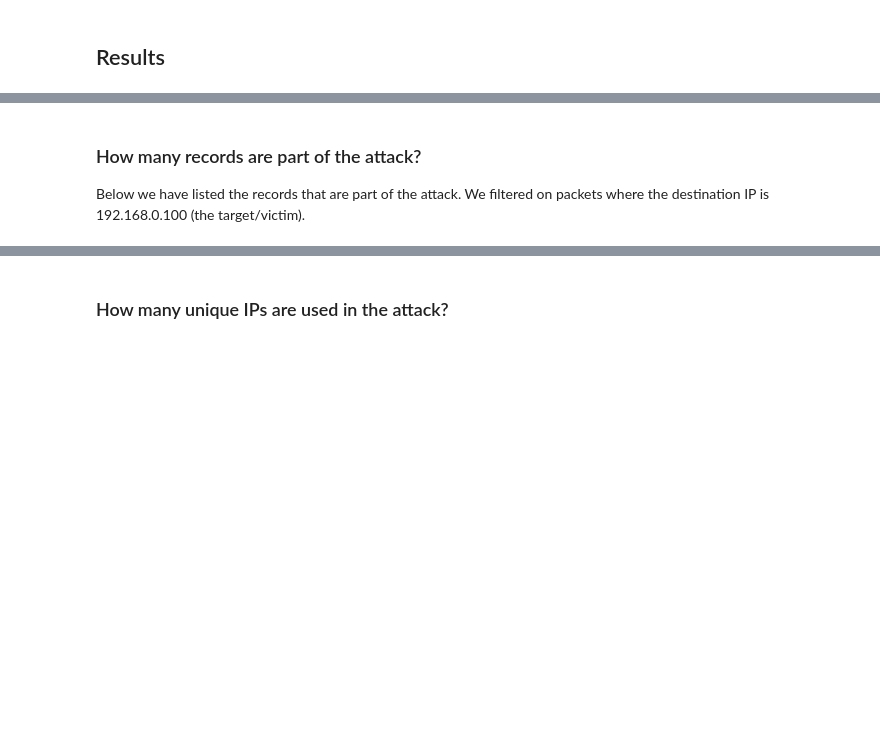
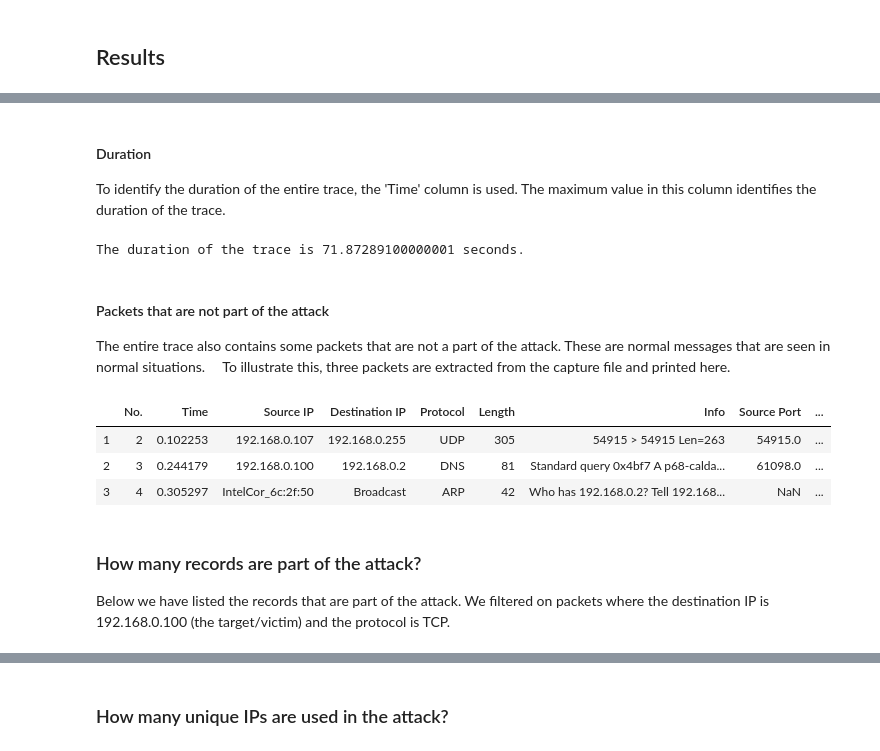
Before and after one commit to NijeboerFrank/jupyter-assignment-3, a Jupyter notebook: Assignment3.ipynb, the cells around one changed output, grey strips where cells are left out. Drawn from its saved outputs; the diff is of its cells as text; code cells hidden in the pictures; blank space fills up the shorter version.

```diff
--- a/Assignment3.ipynb
+++ b/Assignment3.ipynb
@@ -73,6 +82,24 @@ df
+# %% [markdown]
+#### Duration
+To identify the duration of the entire trace, the 'Time' column is used. The maximum value in this column identifies the duration of the trace.
+# %%
+print("The duration of the trace is {} seconds.".format(df['Time'].max()))
+# %% [output]
+The duration of the trace is 71.87289100000001 seconds.
+# %% [markdown]
+#### Packets that are not part of the attack
+The entire trace also contains some packets that are not a part of the attack. These are normal messages that are seen in normal situations. <cite data-cite="7233958/24GRURBA"></cite>
+&emsp; To illustrate this, three packets are extracted from the capture file and printed here.
+# %%
+df.loc[df['No.'] > 1].loc[df['No.'] < 5]
+# %% [output]
+|  | No. | Time | Source IP | Destination IP | Protocol | Length | Info | Source Port | ... |
+| 1 | 2 | 0.102253 | 192.168.0.107 | 192.168.0.255 | UDP | 305 | 54915 > 54915 Len=263 | 54915.0 | ... |
+| 2 | 3 | 0.244179 | 192.168.0.100 | 192.168.0.2 | DNS | 81 | Standard query 0x4bf7 A p68-calda... | 61098.0 | ... |
+| 3 | 4 | 0.305297 | IntelCor_6c:2f:50 | Broadcast | ARP | 42 | Who has 192.168.0.2? Tell 192.168... | NaN | ... |
 # %% [markdown]
 ### How many records are part of the attack?
-Below we have listed the records that are part of the attack. We filtered on packets where the destination IP is 192.168.0.100 (the target/victim).
+Below we have listed the records that are part of the attack. We filtered on packets where the destination IP is 192.168.0.100 (the target/victim) and the protocol is TCP.
 # %%
 attack_entries = df.loc[df['Destination IP'] == "192.168.0.100"]
 attack_entries = attack_entries.loc[attack_entries['Protocol'] == 'TCP']
```
Also changed, not shown: parts of 10 cells of this notebook, 3 other files.
